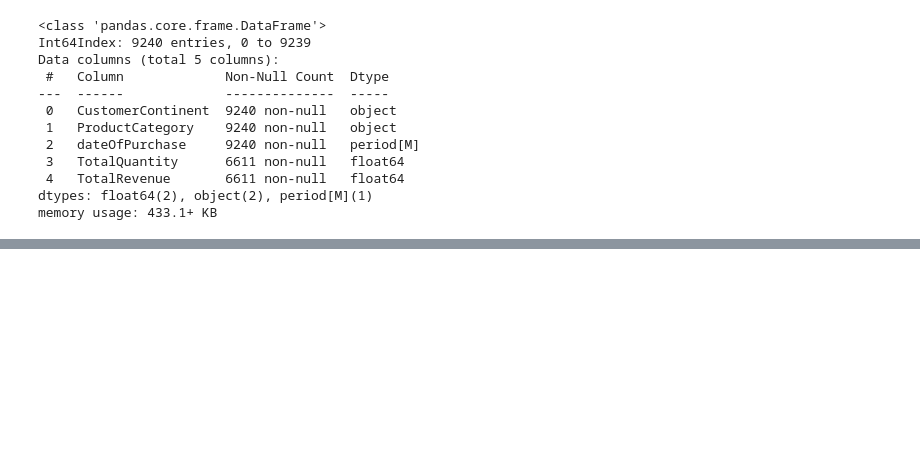
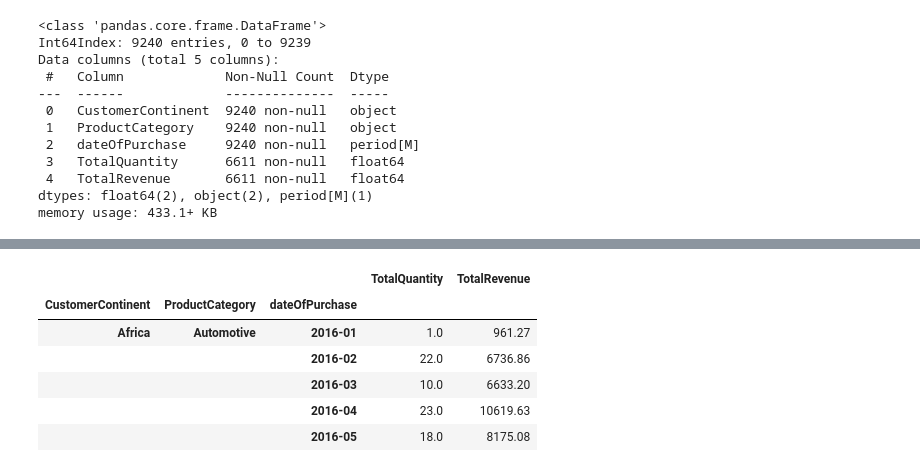
Before and after one commit to josephine-amponsah/hierarchical-forecasting, a Jupyter notebook: notebooks/multivariate-HTS.ipynb, the cells around one changed output, grey strips where cells are left out. Saved outputs shown, nothing was run; the diff lists cells and outputs as text; code cells hidden in the pictures; blank space fills up the shorter version.

```diff
--- a/notebooks/multivariate-HTS.ipynb
+++ b/notebooks/multivariate-HTS.ipynb
@@ -185,0 +259,3 @@ new_df.to_csv("../data/forecast.csv")
+# %%
+y_train = model_df[model_df.index.get_level_values('dateOfPurchase')<"2019-01"]
+y_validate = model_df[model_df.index.get_level_values('dateOfPurchase')>="2019-01"]
@@ -185,0 +275,10 @@ new_df.to_csv("../data/forecast.csv")
+# %%
+y_train.head()
+# %% [output]
+|  |  |  | TotalQuantity | TotalRevenue |
+| CustomerContinent | ProductCategory | dateOfPurchase |  |  |
+| Africa | Automotive | 2016-01 | 1.0 | 961.27 |
+|  |  | 2016-02 | 22.0 | 6736.86 |
+|  |  | 2016-03 | 10.0 | 6633.20 |
+|  |  | 2016-04 | 23.0 | 10619.63 |
+|  |  | 2016-05 | 18.0 | 8175.08 |
```
Also changed, not shown: parts of 35 cells of this notebook.
